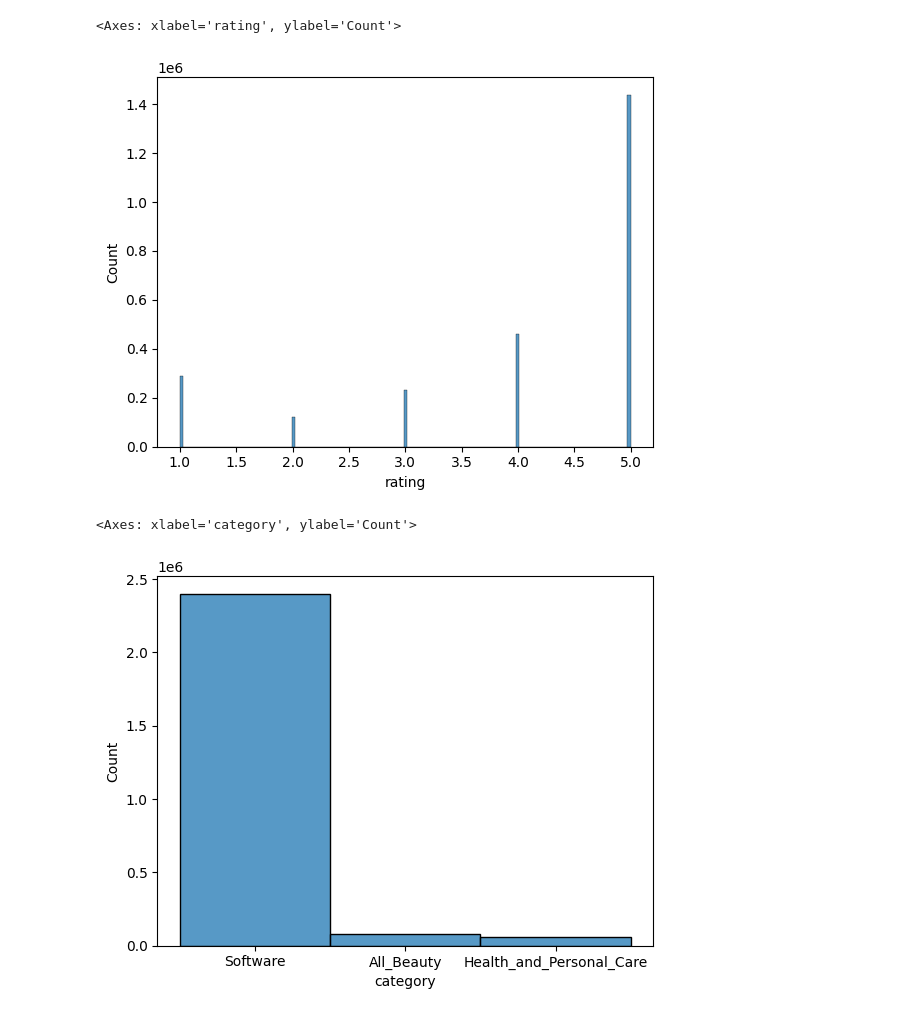
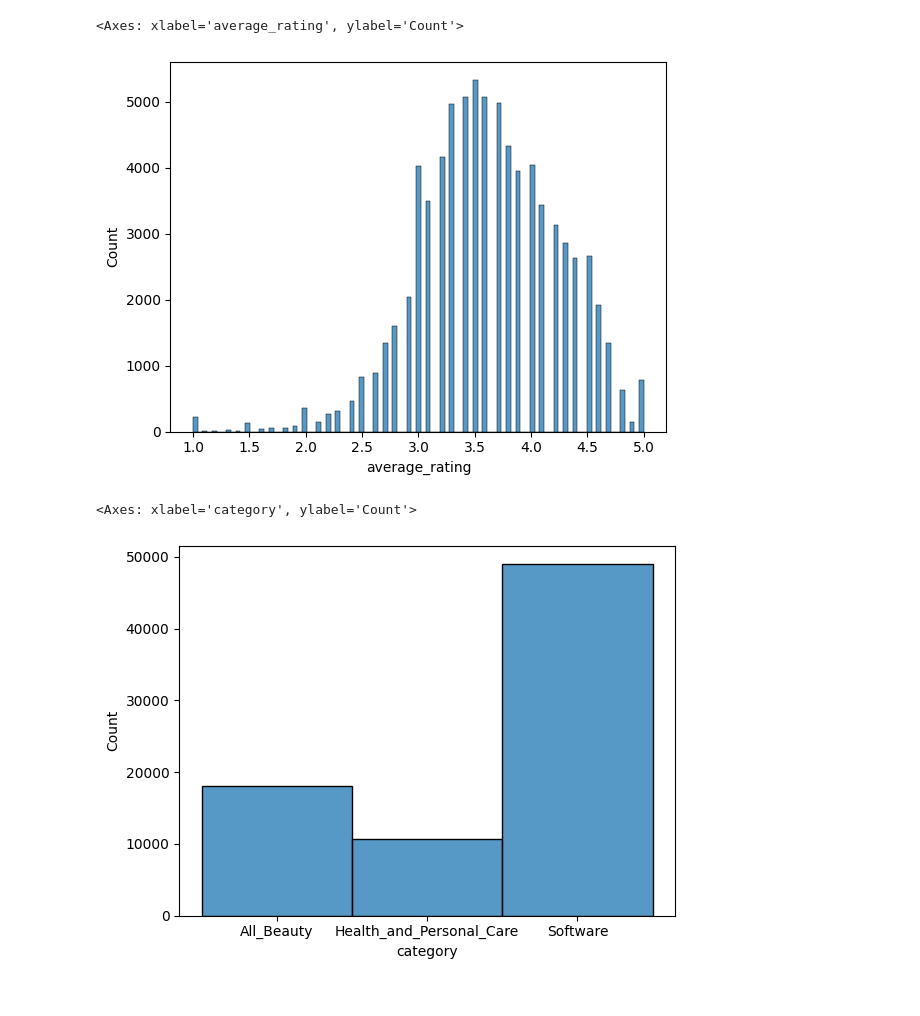
Before and after one commit to MaciekLad777/team8, a Jupyter notebook: EAD.ipynb, the cells around one changed output. Cells and saved outputs as stored; diff of their text form; code cells hidden in the pictures.

```diff
--- a/EAD.ipynb
+++ b/EAD.ipynb
@@ -7,8 +7,8 @@ import matplotlib.pyplot as plt
 
 drive.mount('/content/drive')
 
-df_train = pd.read_csv("/content/drive/MyDrive/product-recommendation-challenge/train.csv")
-df_items = pd.read_csv("/content/drive/MyDrive/product-recommendation-challenge/item_metadata.csv")
-with open("/content/drive/MyDrive/product-recommendation-challenge/id_mappings.json", "r") as f:
+df_train = pd.read_csv("/content/drive/MyDrive/DSC/DATA/train.csv")
+df_items = pd.read_csv("/content/drive/MyDrive/DSC/DATA/item_metadata_filtered.csv")
+with open("/content/drive/MyDrive/DSC/DATA/id_mappings.json", "r") as f:
     id_mappings = json.load(f)
 # %% [output]
@@ -22,3 +32,5 @@ df.drop(columns=['user_id', 'item_id', 'parent_asin'], inplace=True)
+# %%
+df=df_items.copy()
 # %%
 df.head(5)
 df.info()
@@ -137,13 +163,13 @@ plt.axis('off')
 # %%
-sns.histplot(df["rating"])
+sns.histplot(df["average_rating"])
 # %% [output]
-<Axes: xlabel='rating', ylabel='Count'>
+<Axes: xlabel='average_rating', ylabel='Count'>
-[figure, old version]
+[figure, new version]
 # %%
 sns.histplot(df["category"])
 # %% [output]
 <Axes: xlabel='category', ylabel='Count'>
-[figure, old version]
+[figure, new version]
 # %%
 sns.histplot(df['main_category'])
 # %% [output]
```
Also changed, not shown: parts of 46 cells of this notebook.
